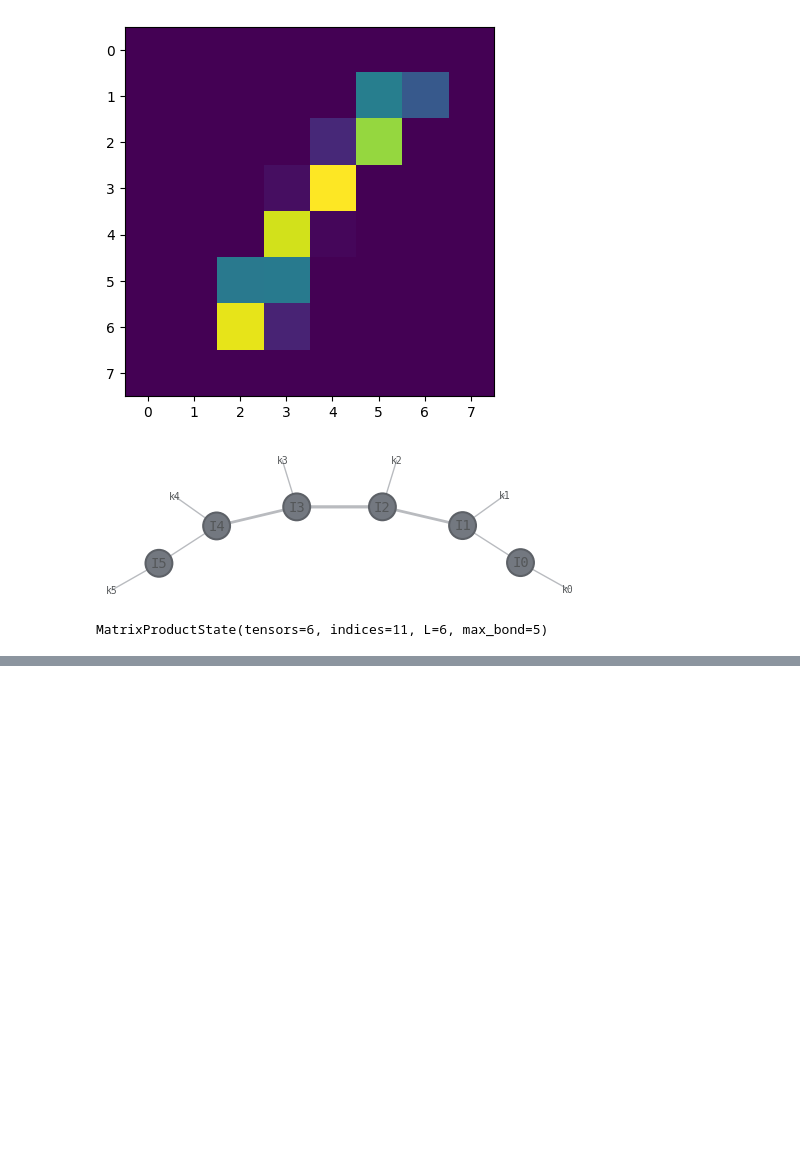
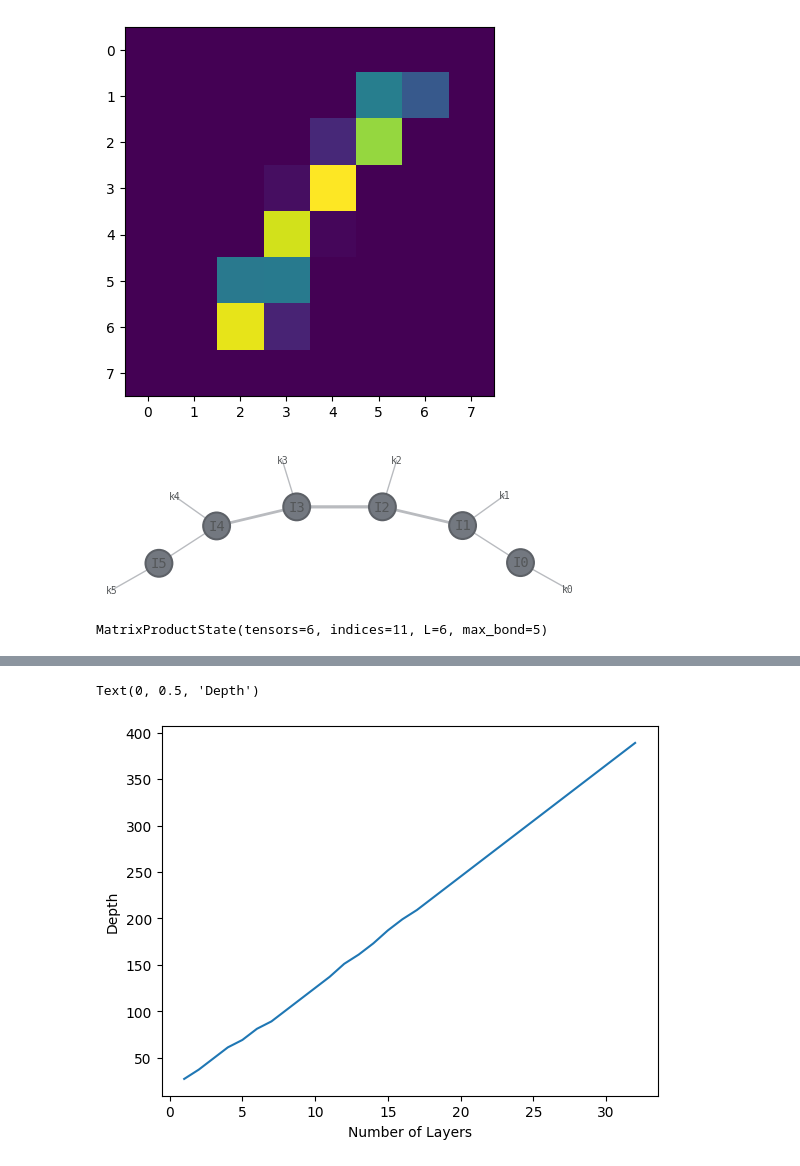
Before and after one commit to Qualition/qmprs, a Jupyter notebook: notebooks/Creating and Manipulating MPS.ipynb, the cells around one changed output, grey strips where cells are left out. Saved outputs shown, nothing was run; the diff lists cells and outputs as text; code cells hidden in the pictures; blank space fills up the shorter version.

```diff
--- a/notebooks/Creating and Manipulating MPS.ipynb
+++ b/notebooks/Creating and Manipulating MPS.ipynb
@@ -110,0 +132,7 @@ plt.imshow(statevector.reshape(8, 8))
+# %%
+plt.plot(layers, depths)
+plt.xlabel('Number of Layers')
+plt.ylabel('Depth')
+# %% [output]
+Text(0, 0.5, 'Depth')
+[figure, added]
```
Also changed, not shown: parts of 50 cells of this notebook, 9 other files.
